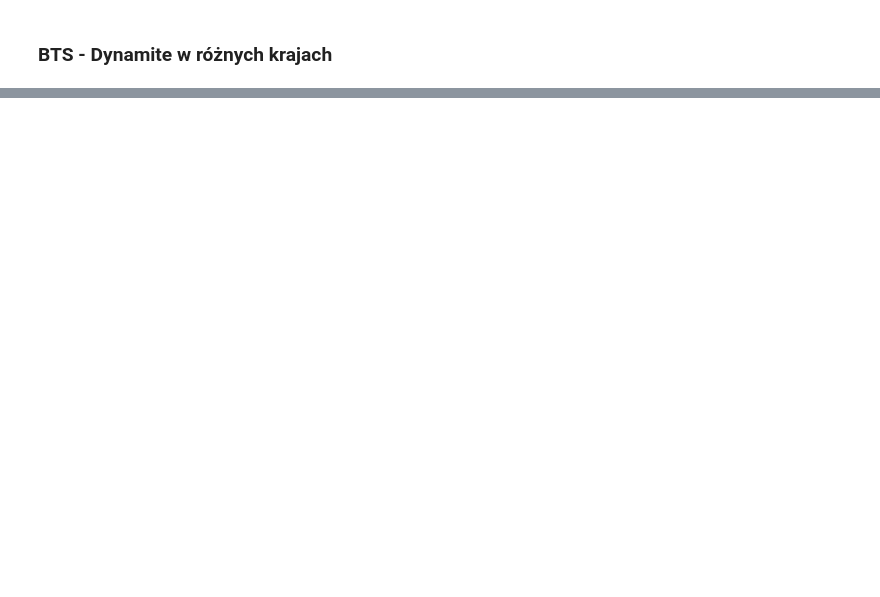
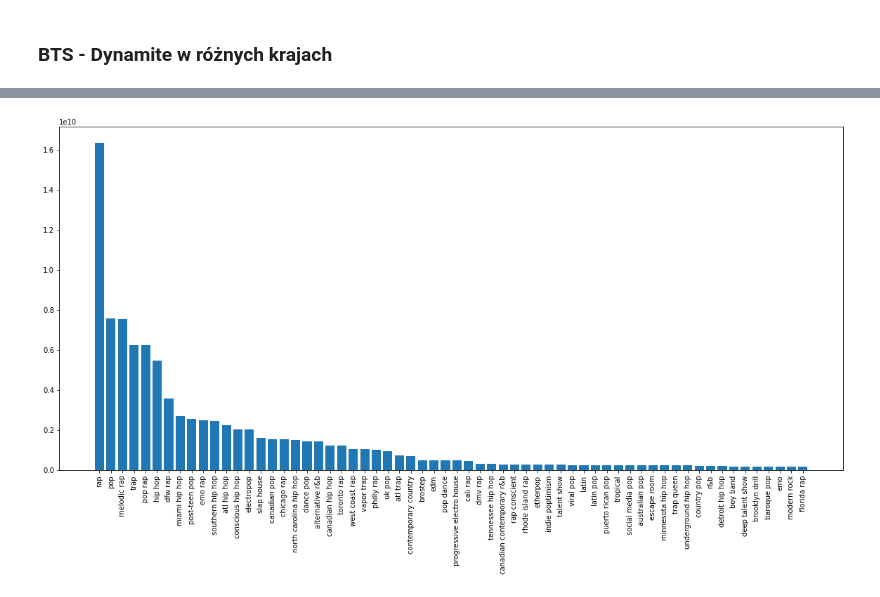
Before and after one commit to Andropogon/Eksploracja-Danych---Projekt, a Jupyter notebook: project_v1.ipynb, the cells around one changed output, grey strips where cells are left out. Drawn from its saved outputs; the diff is of its cells as text; code cells hidden in the pictures; blank space fills up the shorter version.

```diff
--- a/project_v1.ipynb
+++ b/project_v1.ipynb
@@ -199,0 +185,4 @@ plt.show()
+# %%
+plot_top_genres("us", 100)
+# %% [output]
+[figure, added]
```
Also changed, not shown: parts of 31 cells of this notebook.
